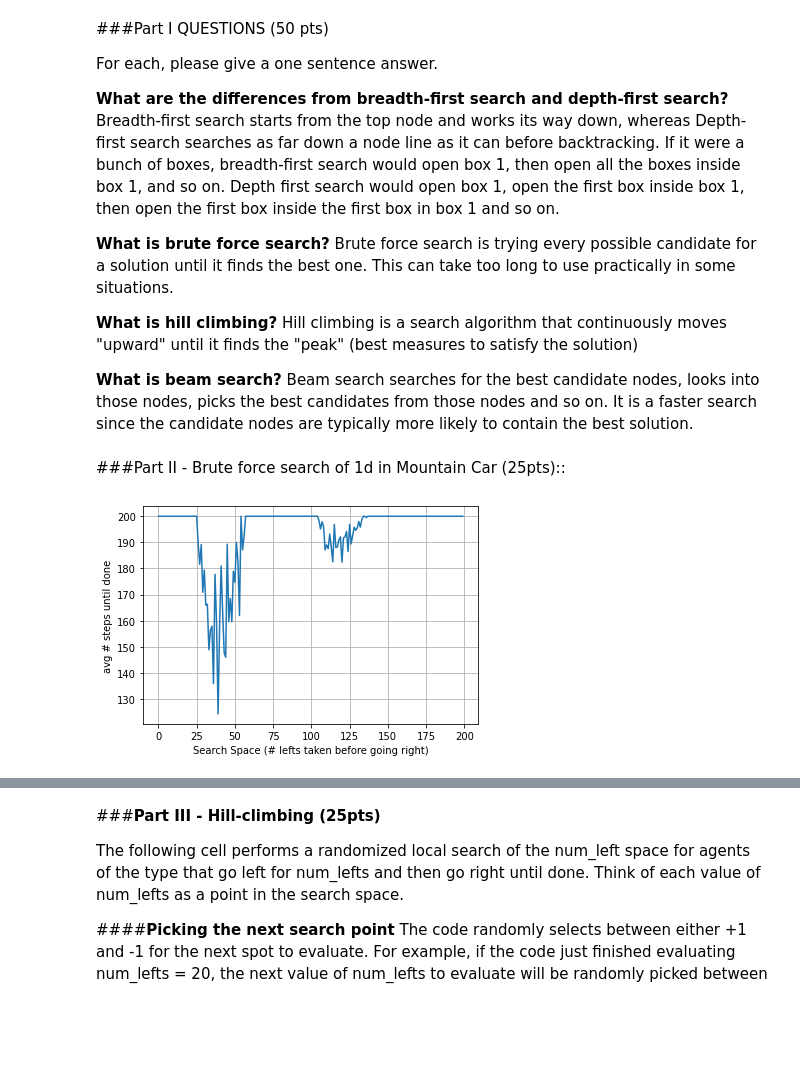
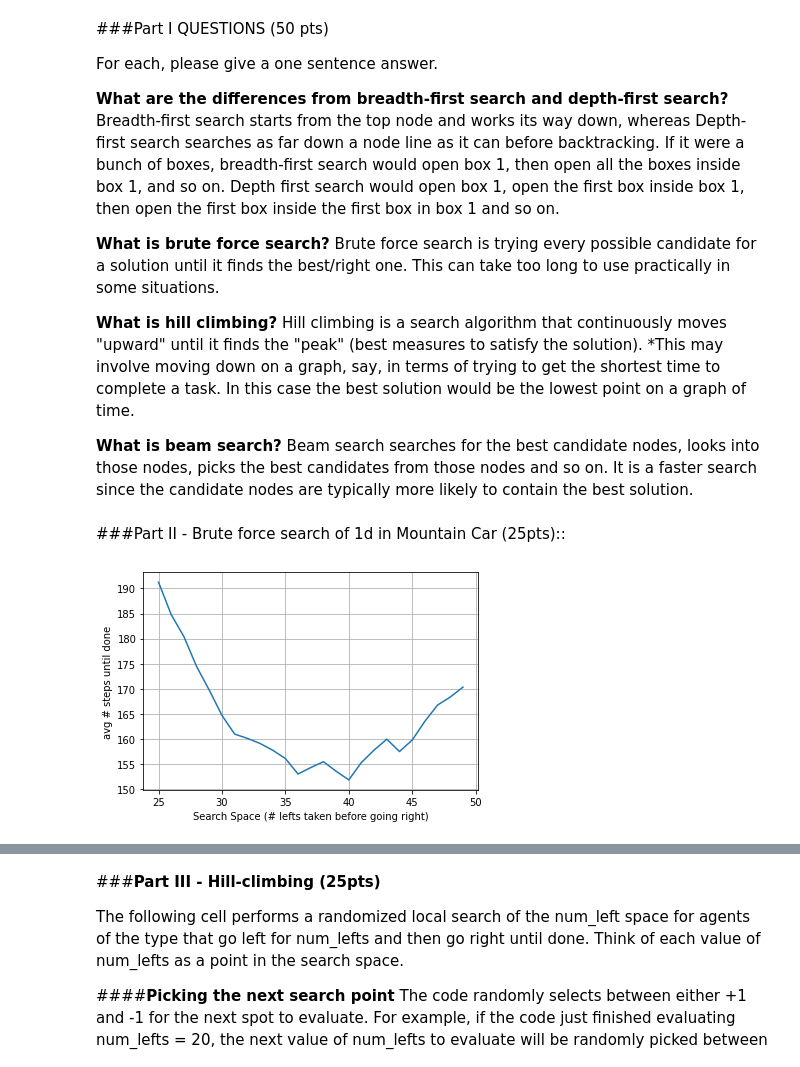
Before and after one commit to CamK2/cis490, a Jupyter notebook: Cam Kneeppel, Project_1.ipynb, the cells around one changed output, grey strips where cells are left out. Saved outputs shown, nothing was run; the diff lists cells and outputs as text; code cells hidden in the pictures; blank space fills up the shorter version.

```diff
--- a/Cam Kneeppel, Project_1.ipynb
+++ b/Cam Kneeppel, Project_1.ipynb
@@ -29,9 +29,9 @@ For each, please give a one sentence answer.
 
 **What are the differences from breadth-first search and depth-first search?** Breadth-first search starts from the top node and works its way down, whereas Depth-first search searches as far down a node line as it can before backtracking. If it were a bunch of boxes, breadth-first search would open box 1, then open all the boxes inside box 1, and so on. Depth first search would open box 1, open the first box inside box 1, then open the first box inside the first box in box 1 and so on.
 
-**What is brute force search?** Brute force search is trying every possible candidate for a solution until it finds the best one. This can take too long to use practically in some situations.
+**What is brute force search?** Brute force search is trying every possible candidate for a solution until it finds the best/right one. This can take too long to use practically in some situations.
 
-**What is hill climbing?** Hill climbing is a search algorithm that continuously moves "upward" until it finds the "peak" (best measures to satisfy the solution)
+**What is hill climbing?** Hill climbing is a search algorithm that continuously moves "upward" until it finds the "peak" (best measures to satisfy the solution). *This may involve moving down on a graph, say, in terms of trying to get the shortest time to complete a task. In this case the best solution would be the lowest point on a graph of time.
 
 **What is beam search?** Beam search searches for the best candidate nodes, looks into those nodes, picks the best candidates from those nodes and so on. It is a faster search since the candidate nodes are typically more likely to contain the best solution.
 # %% [markdown]
@@ -42,8 +42,8 @@ For each, please give a one sentence answer.
 import gym
 import matplotlib.pyplot as plt  # This import is for plotting (2d graph)
 
-num_repeats = 10  # The number of times gym env is run for each search point
-search_space = list(range(0,200))  # All potential #lefts before going right
+num_repeats = 1000  # The number of times gym env is run for each search point
+search_space = list(range(25,50))  # All potential #lefts before going right
 avg_score_list = []
 
 env = gym.make("MountainCar-v0")
@@ -51,31 +51,31 @@ env = gym.make("MountainCar-v0")
 for num_lefts in search_space:
   #print('#lefts = ', num_lefts, end='')
   result_list = []
   for iteration in range(num_repeats):
     observation = env.reset()
     step_i = 0  # use this variable as a counter for each step taken
     while True:
       if step_i < num_lefts:
         action = 0
       else:
         action = 2
       observation, reward, done, info = env.step(action)
       step_i = step_i + 1
 
       # if car reaches the flag, exit the loop
       if done:
         break;
     result_list.append(step_i)
   score = sum(result_list)/num_repeats
   #print(', avg score=', score)
   avg_score_list.append(score)
 env.close()
 
 # The following code is for making a plot of score vs. # lefts
 plt.plot(search_space, avg_score_list)
 plt.xlabel('Search Space (# lefts taken before going right)')
 plt.ylabel('avg # steps until done')
 plt.grid()
 plt.show()
 # %% [output]
-[figure, old version]
+[figure, new version]
```
Also changed, not shown: parts of 2 cells of this notebook.
